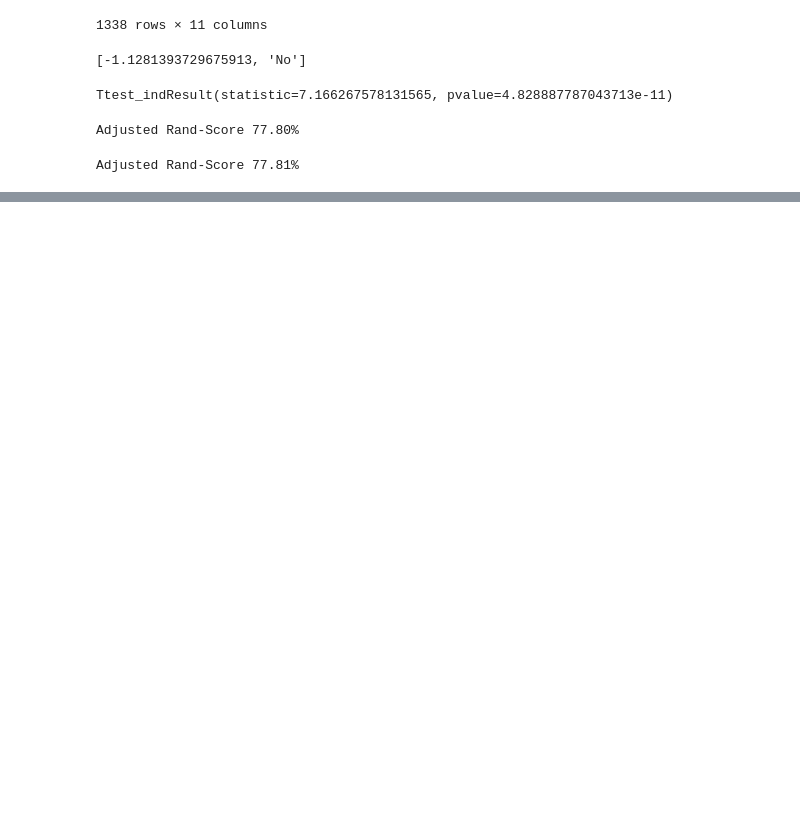
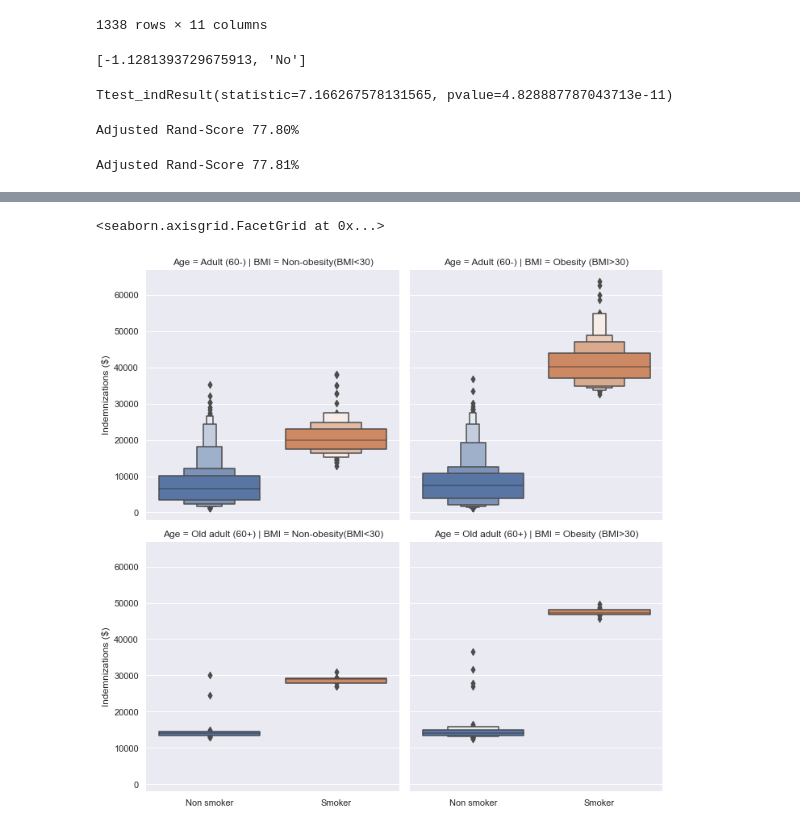
Before and after one commit to renatoquiliche/Insurance-Mathematics-Economics-ADR, a Jupyter notebook: Python Code/Clustering-meanttests-clustering_test.ipynb, the cells around one changed output, grey strips where cells are left out. Saved outputs shown, nothing was run; the diff lists cells and outputs as text; code cells hidden in the pictures; blank space fills up the shorter version.

Commit message:
Data analyitics

```diff
--- a/Python Code/Clustering-meanttests-clustering_test.ipynb
+++ b/Python Code/Clustering-meanttests-clustering_test.ipynb
@@ -363,0 +383,24 @@ data_insurance.to_excel(r"Databases\Database.xlsx")
+# %%
+#other variables
+from math import inf
+
+
+
+
+data_final["Age"] = pd.cut(data_final.age,bins=[0, 60, inf],labels=["Adult (60-)", "Old adult (60+)"])
+
+data_final["BMI"] = pd.cut(data_final.bmi,bins=[0, 30, inf],labels=["Non-obesity(BMI<30)", "Obesity (BMI>30)"])
+
+data_final["smoker"] = data_final["smoker"].astype("category")
+# %%
+import seaborn as sns
+import matplotlib.pyplot as plt
+
+sns.set()
+g = sns.catplot(y="charges", x="smoker", col="BMI", data=data_final, kind="boxen", row="Age")
+(g.set_axis_labels("", "Indemnizations ($)")
+  .set_xticklabels(["Non smoker", "Smoker"])
+  .despine(left=True))
+# %% [output]
+<seaborn.axisgrid.FacetGrid at 0x...>
+[figure, added]
```
Also changed, not shown: parts of 5 cells of this notebook, 4 other files.
